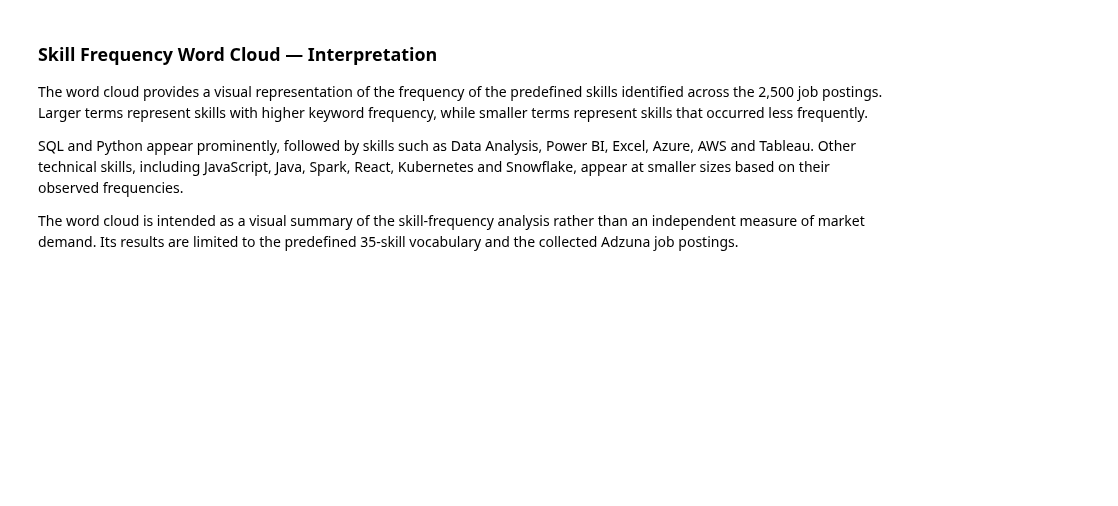
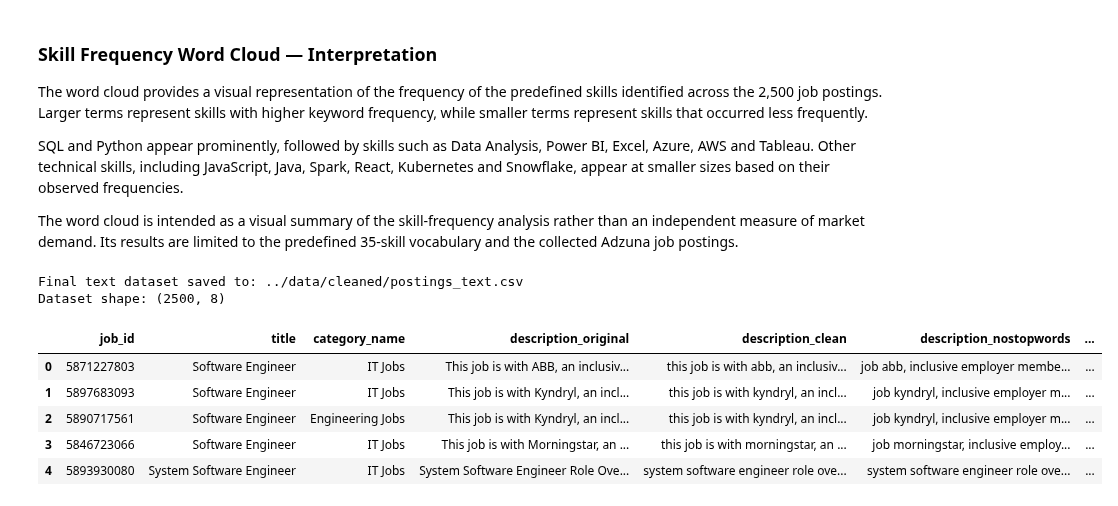
Before and after one commit to anusanth26/Career-Market-Intelligence, a Jupyter notebook: notebooks/1b_text_cleaning_eda.ipynb, the cells around one changed output. Cells and saved outputs as stored; diff of their text form; code cells hidden in the pictures; blank space fills up the shorter version.

Commit message:
feat: add cleaned text dataset

```diff
--- a/notebooks/1b_text_cleaning_eda.ipynb
+++ b/notebooks/1b_text_cleaning_eda.ipynb
@@ -1182,3 +1182,40 @@ The word cloud provides a visual representation of the frequency of the predefin
 SQL and Python appear prominently, followed by skills such as Data Analysis, Power BI, Excel, Azure, AWS and Tableau. Other technical skills, including JavaScript, Java, Spark, React, Kubernetes and Snowflake, appear at smaller sizes based on their observed frequencies.
 
 The word cloud is intended as a visual summary of the skill-frequency analysis rather than an independent measure of market demand. Its results are limited to the predefined 35-skill vocabulary and the collected Adzuna job postings.
+# %%
+    # Prepare final text-cleaned dataset for downstream analysis
+
+final_text_columns = [
+    "job_id",
+    "title",
+    "category_name",
+    "description_original",
+    "description_clean",
+    "description_nostopwords",
+    "description_lemmatized",
+    "description_word_count"
+]
+
+postings_text = text_df[final_text_columns].copy()
+
+# Create cleaned-data directory
+output_dir = Path("../data/cleaned")
+output_dir.mkdir(parents=True, exist_ok=True)
+
+# Save final text dataset
+output_path = output_dir / "postings_text.csv"
+postings_text.to_csv(output_path, index=False)
+
+print("Final text dataset saved to:", output_path)
+print("Dataset shape:", postings_text.shape)
+
+display(postings_text.head())
+# %% [output]
+Final text dataset saved to: ../data/cleaned/postings_text.csv
+Dataset shape: (2500, 8)
+|  | job_id | title | category_name | description_original | description_clean | description_nostopwords | ... |
+| 0 | 5871227803 | Software Engineer | IT Jobs | This job is with ABB, an inclusiv... | this job is with abb, an inclusiv... | job abb, inclusive employer membe... | ... |
+| 1 | 5897683093 | Software Engineer | IT Jobs | This job is with Kyndryl, an incl... | this job is with kyndryl, an incl... | job kyndryl, inclusive employer m... | ... |
+| 2 | 5890717561 | Software Engineer | Engineering Jobs | This job is with Kyndryl, an incl... | this job is with kyndryl, an incl... | job kyndryl, inclusive employer m... | ... |
+| 3 | 5846723066 | Software Engineer | IT Jobs | This job is with Morningstar, an ... | this job is with morningstar, an ... | job morningstar, inclusive employ... | ... |
+| 4 | 5893930080 | System Software Engineer | IT Jobs | System Software Engineer Role Ove... | system software engineer role ove... | system software engineer role ove... | ... |
```
Also changed, not shown: 2 other files.
